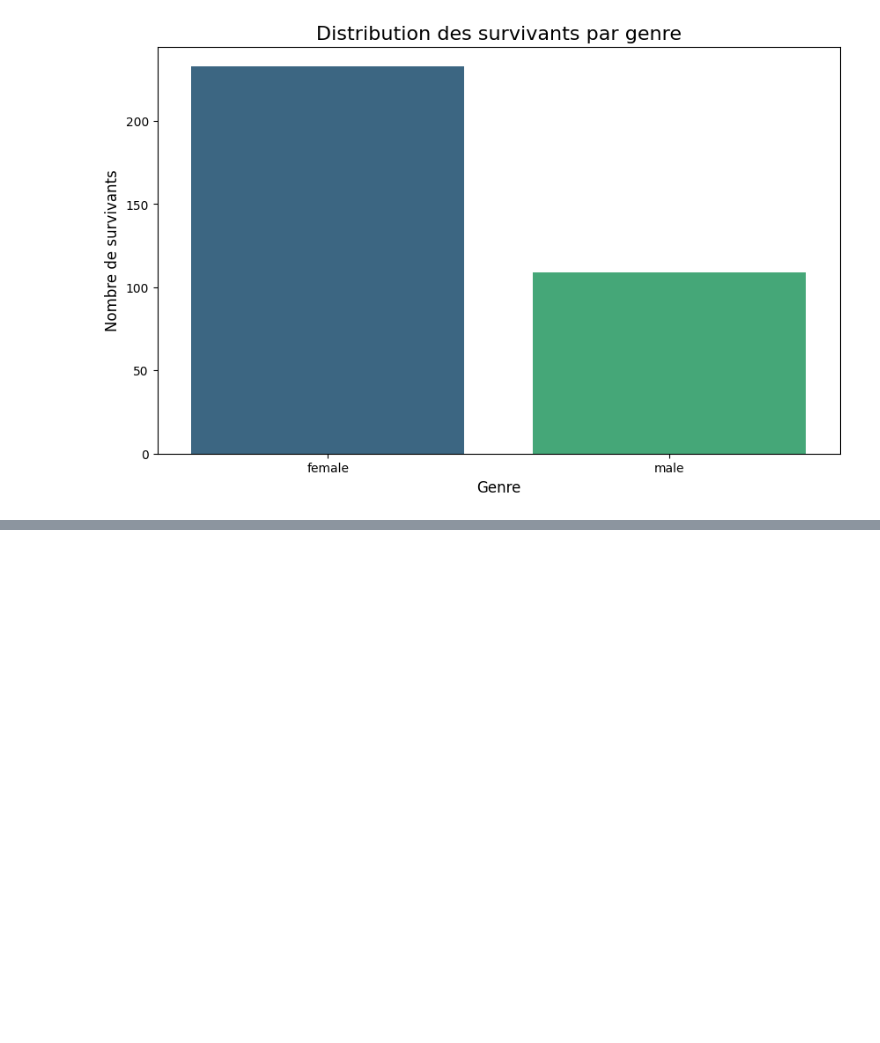
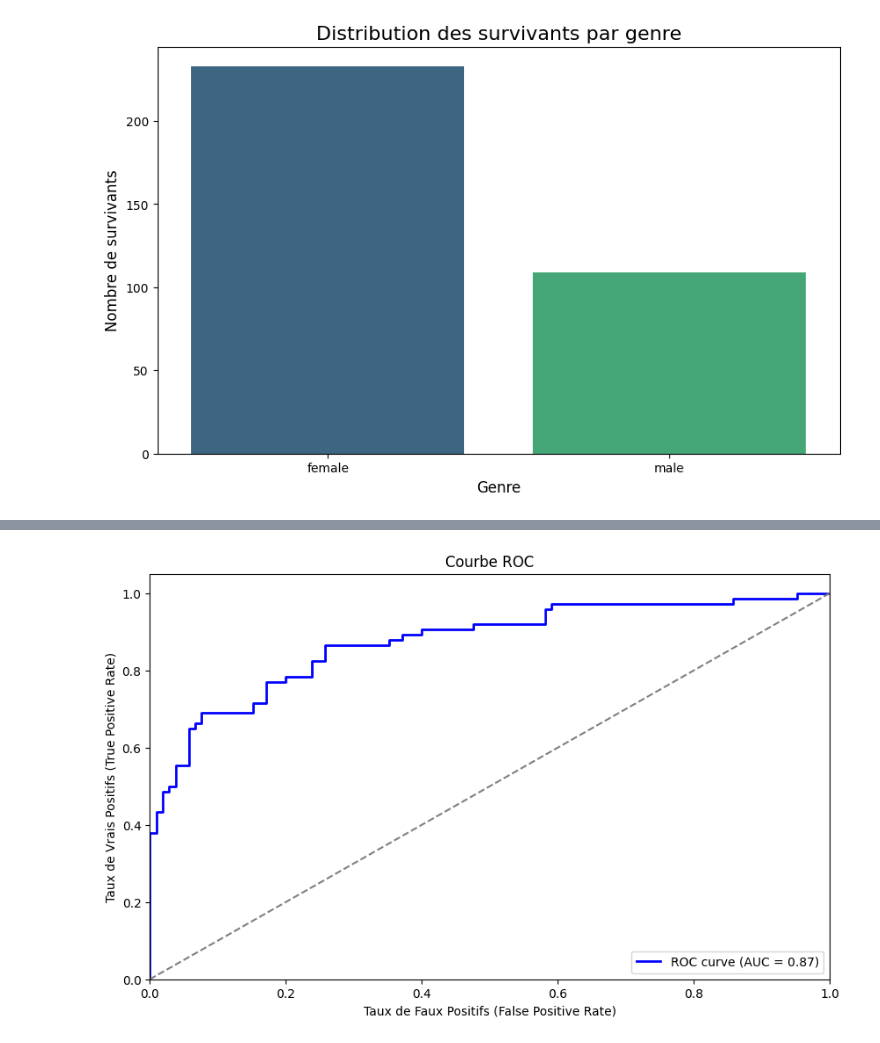
Before and after one commit to gaesty/MachineLearning, a Jupyter notebook: titanic.ipynb, the cells around one changed output, grey strips where cells are left out. Drawn from its saved outputs; the diff is of its cells as text; code cells hidden in the pictures; blank space fills up the shorter version.

```diff
--- a/titanic.ipynb
+++ b/titanic.ipynb
@@ -438,0 +530,23 @@ LogisticRegression does not accept missing values encoded as NaN natively. For s
+# %%
+log_reg = LogisticRegression(random_state=42)
+
+log_reg.fit(X_train, y_train)
+
+print("Coefficients du modèle :", log_reg.coef_)
+
+y_pred = log_reg.predict(X_test)
+
+print("Prédictions :", y_pred[:10])
+
+from sklearn.metrics import accuracy_score
+
+accuracy = accuracy_score(y_test, y_pred)
+print(f"Précision du modèle : {accuracy:.4f}")
+
+from sklearn.metrics import confusion_matrix
+conf_matrix = confusion_matrix(y_test, y_pred)
+print("Matrice de confusion :\n", conf_matrix)
+
+from sklearn.metrics import classification_report
+report = classification_report(y_test, y_pred)
+print("Rapport de classification :\n", report)
@@ -438,0 +577,20 @@ LogisticRegression does not accept missing values encoded as NaN natively. For s
+# %%
+from sklearn.metrics import roc_curve, auc
+import matplotlib.pyplot as plt
+
+y_pred_proba = log_reg.predict_proba(X_test)[:, 1]
+fpr, tpr, thresholds = roc_curve(y_test, y_pred_proba)
+
+roc_auc = auc(fpr, tpr)
+plt.figure(figsize=(10, 6))
+plt.plot(fpr, tpr, color='blue', lw=2, label=f'ROC curve (AUC = {roc_auc:.2f})')
+plt.plot([0, 1], [0, 1], color='gray', linestyle='--')
+plt.xlim([0.0, 1.0])
+plt.ylim([0.0, 1.05])
+plt.xlabel('Taux de Faux Positifs (False Positive Rate)')
+plt.ylabel('Taux de Vrais Positifs (True Positive Rate)')
+plt.title('Courbe ROC')
+plt.legend(loc="lower right")
+plt.show()
+# %% [output]
+[figure, added]
```
Also changed, not shown: parts of 20 cells of this notebook.
